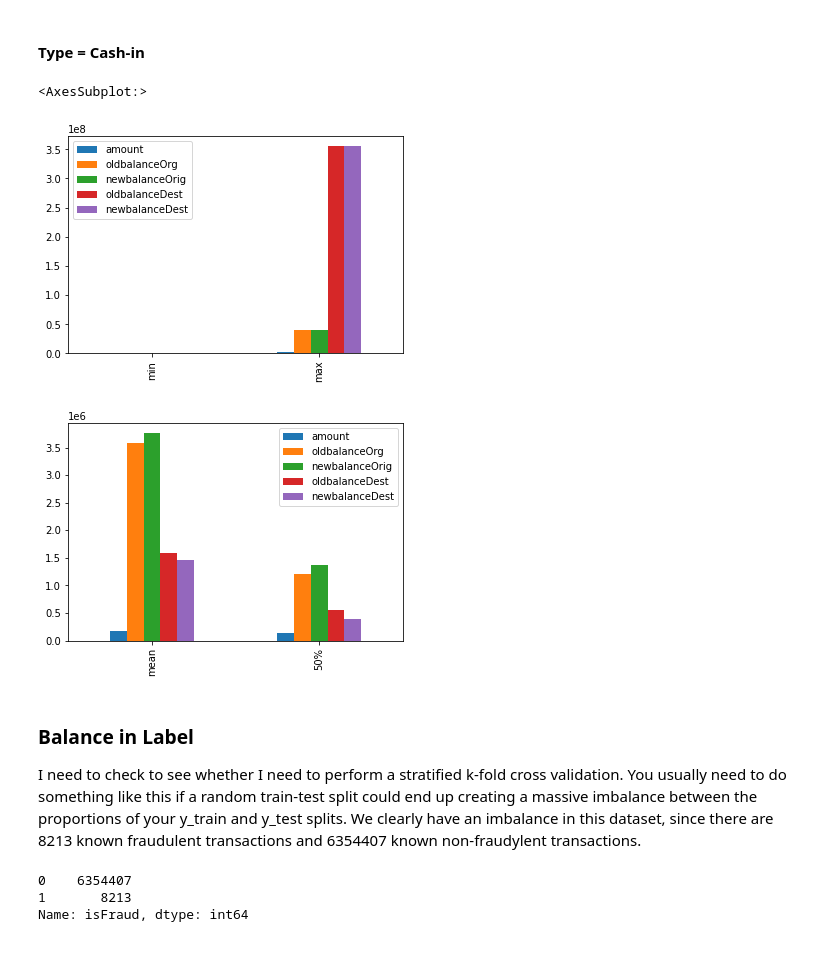
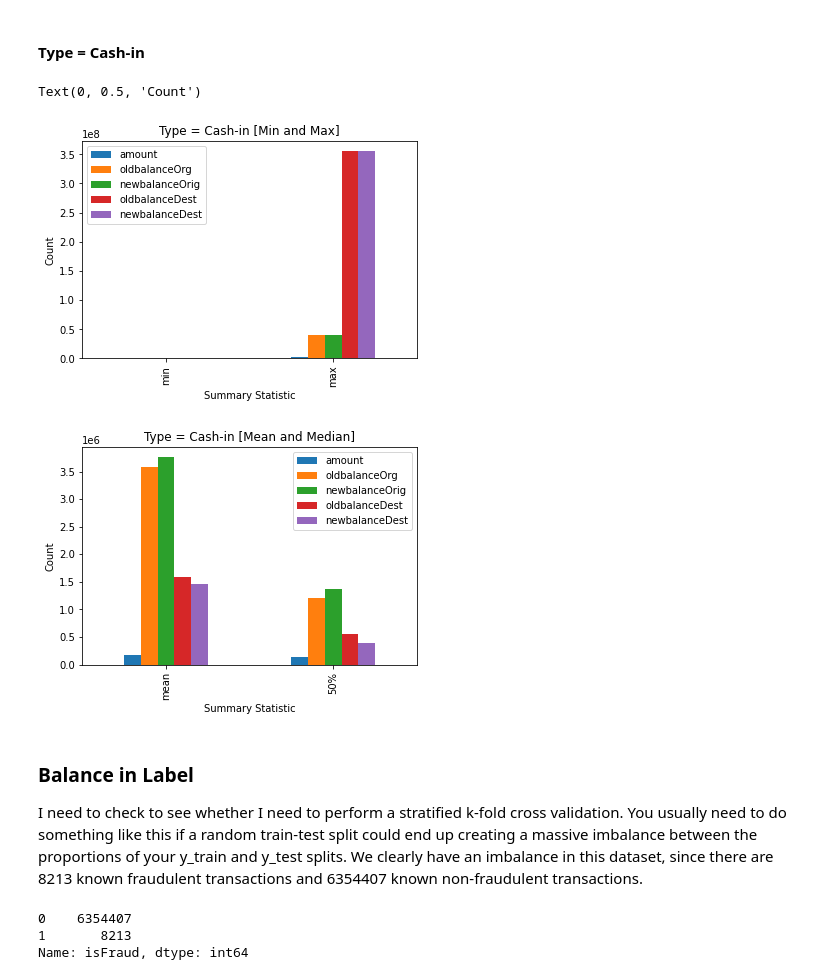
Before and after one commit to ramsun/stout-case1, a Jupyter notebook: case1.ipynb, the cells around one changed output. Saved outputs shown, nothing was run; the diff lists cells and outputs as text; code cells hidden in the pictures; blank space fills up the shorter version.

```diff
--- a/case1.ipynb
+++ b/case1.ipynb
@@ -32,7 +32,7 @@ from sklearn.model_selection import StratifiedKFold
 ## Import Data
 # %%
 dirname = os.path.dirname('__file__')
-filename = os.path.join(dirname, 'PS_20174392719_1491204439457_log.csv')
+filename = os.path.join(dirname, 'resources/PS_20174392719_1491204439457_log.csv')
 fraud_df = pd.read_csv(filename)
 # %%
 fraud_df.head()
@@ -189,16 +215,22 @@ median_mode_values.plot(kind = 'bar')
 # %%
 describe_cash_in_df = cash_in_df.describe()
 min_max_values = describe_cash_in_df.loc[["min",'max']]
 median_mode_values = describe_cash_in_df.loc[["mean",'50%']]
 min_max_values.plot(kind = 'bar')
+plt.title("Type = Cash-in [Min and Max]")
+plt.xlabel('Summary Statistic')
+plt.ylabel("Count")
 median_mode_values.plot(kind = 'bar')
+plt.title("Type = Cash-in [Mean and Median]")
+plt.xlabel('Summary Statistic')
+plt.ylabel("Count")
 # %% [output]
-<AxesSubplot:>
+Text(0, 0.5, 'Count')
-[figure, old version]
+[figure, new version]
-[figure, old version]
+[figure, new version]
 # %% [markdown]
 ### Balance in Label
-I need to check to see whether I need to perform a stratified k-fold cross validation.  You usually need to do something like this if a random train-test split could end up creating a massive imbalance between the proportions of your y_train and y_test splits.  We clearly have an imbalance in this dataset, since there are 8213 known fraudulent transactions and 6354407 known non-fraudylent transactions.
+I need to check to see whether I need to perform a stratified k-fold cross validation.  You usually need to do something like this if a random train-test split could end up creating a massive imbalance between the proportions of your y_train and y_test splits.  We clearly have an imbalance in this dataset, since there are 8213 known fraudulent transactions and 6354407 known non-fraudulent transactions.
 # %%
 fraud_df['isFraud'].value_counts()
 # %% [output]
```
Also changed, not shown: parts of 10 cells of this notebook.
